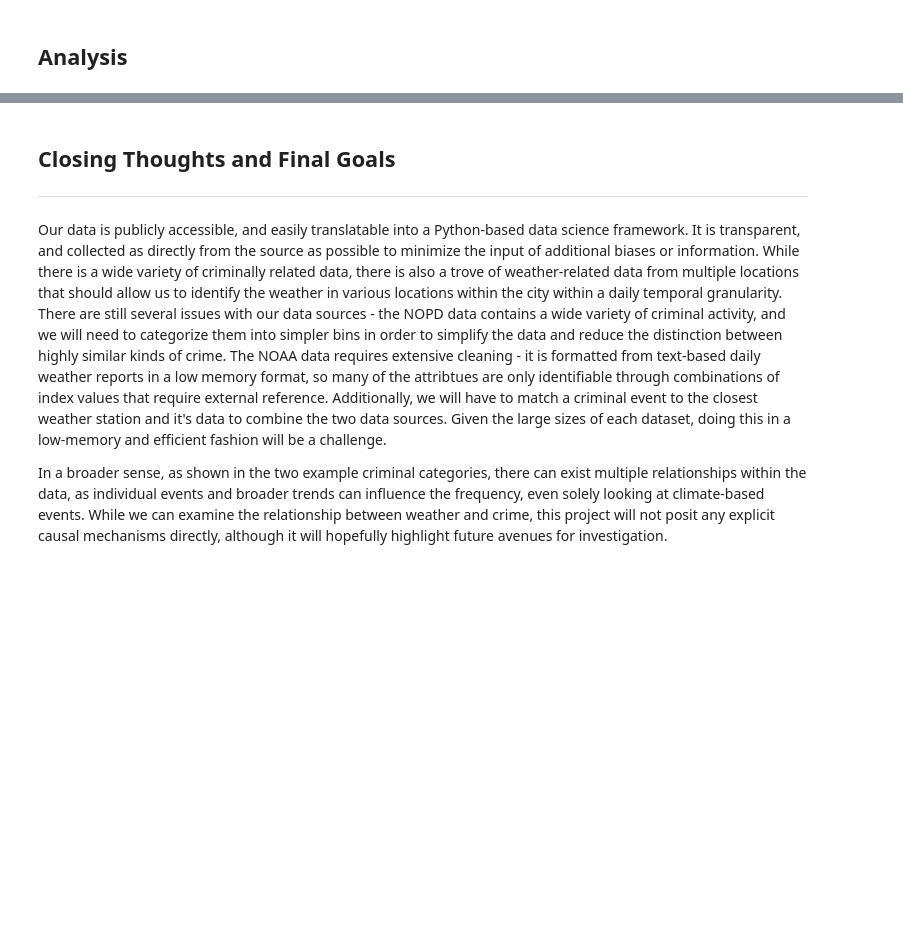
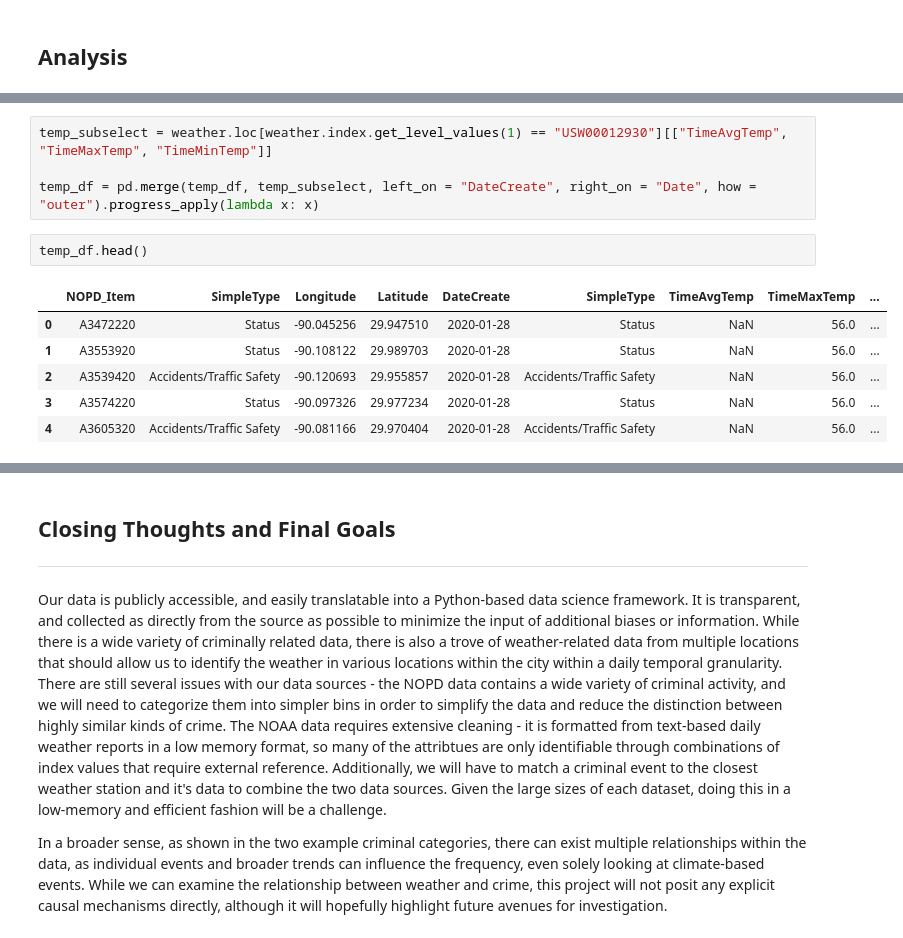
Before and after one commit to outlawhayden/weather-crime, a Jupyter notebook: notebooks/Milestone2.ipynb, the cells around one changed output, grey strips where cells are left out. Drawn from its saved outputs; the diff is of its cells as text; blank space fills up the shorter version.

```diff
--- a/notebooks/Milestone2.ipynb
+++ b/notebooks/Milestone2.ipynb
@@ -763,0 +821,13 @@ plt.show()
+# %%
+temp_subselect = weather.loc[weather.index.get_level_values(1) == "USW00012930"][["TimeAvgTemp", "TimeMaxTemp", "TimeMinTemp"]]
+
+temp_df = pd.merge(temp_df, temp_subselect, left_on = "DateCreate", right_on = "Date", how = "outer").progress_apply(lambda x: x)
+# %%
+temp_df.head()
+# %% [output]
+|  | NOPD_Item | SimpleType | Longitude | Latitude | DateCreate | SimpleType | TimeAvgTemp | TimeMaxTemp | ... |
+| 0 | A3472220 | Status | -90.045256 | 29.947510 | 2020-01-28 | Status | NaN | 56.0 | ... |
+| 1 | A3553920 | Status | -90.108122 | 29.989703 | 2020-01-28 | Status | NaN | 56.0 | ... |
+| 2 | A3539420 | Accidents/Traffic Safety | -90.120693 | 29.955857 | 2020-01-28 | Accidents/Traffic Safety | NaN | 56.0 | ... |
+| 3 | A3574220 | Status | -90.097326 | 29.977234 | 2020-01-28 | Status | NaN | 56.0 | ... |
+| 4 | A3605320 | Accidents/Traffic Safety | -90.081166 | 29.970404 | 2020-01-28 | Accidents/Traffic Safety | NaN | 56.0 | ... |
```
Also changed, not shown: parts of 21 cells of this notebook, 1 other file.
